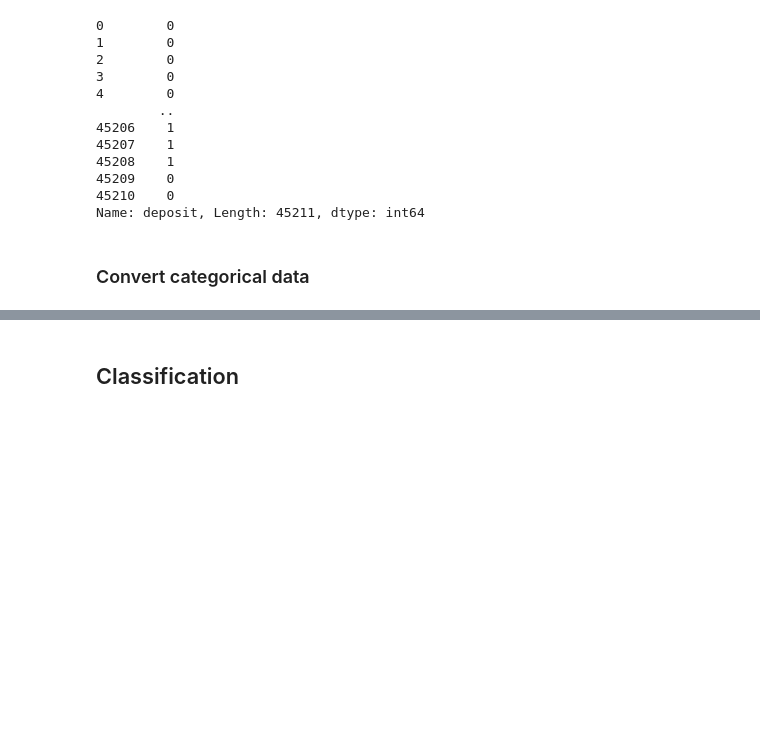
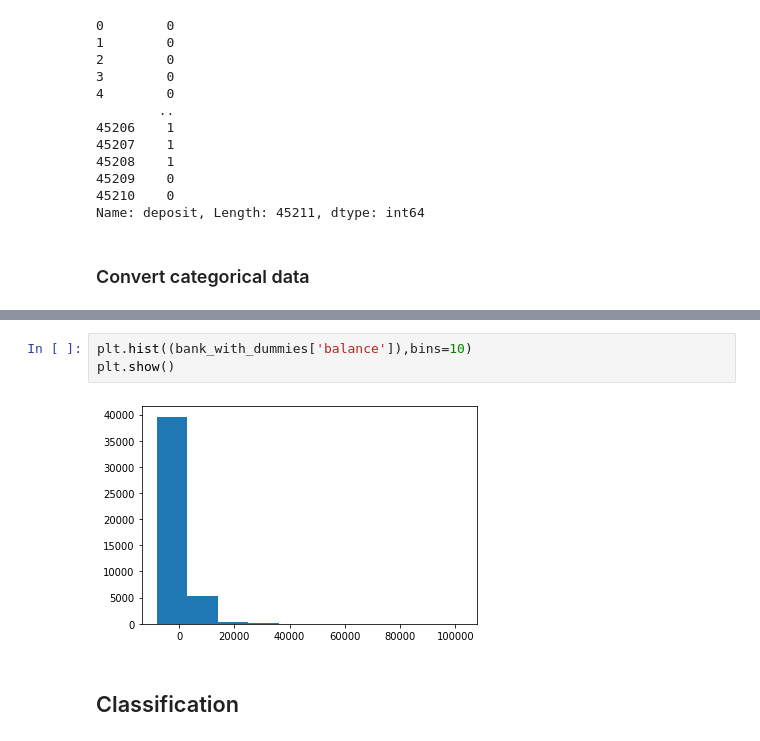
Before and after one commit to sbernal93/idss-project, a Jupyter notebook: bank.ipynb, the cells around one changed output, grey strips where cells are left out. Cells and saved outputs as stored; diff of their text form; blank space fills up the shorter version.

```diff
--- a/bank.ipynb
+++ b/bank.ipynb
@@ -160,3 +167,8 @@ bank_with_dummies.describe()
+# %%
+plt.hist((bank_with_dummies['balance']),bins=10)
+plt.show()
+# %% [output]
+[figure, added]
 # %% [markdown]
 ## Classification
 # %%
```
Also changed, not shown: parts of 19 cells of this notebook, 1 other file.
